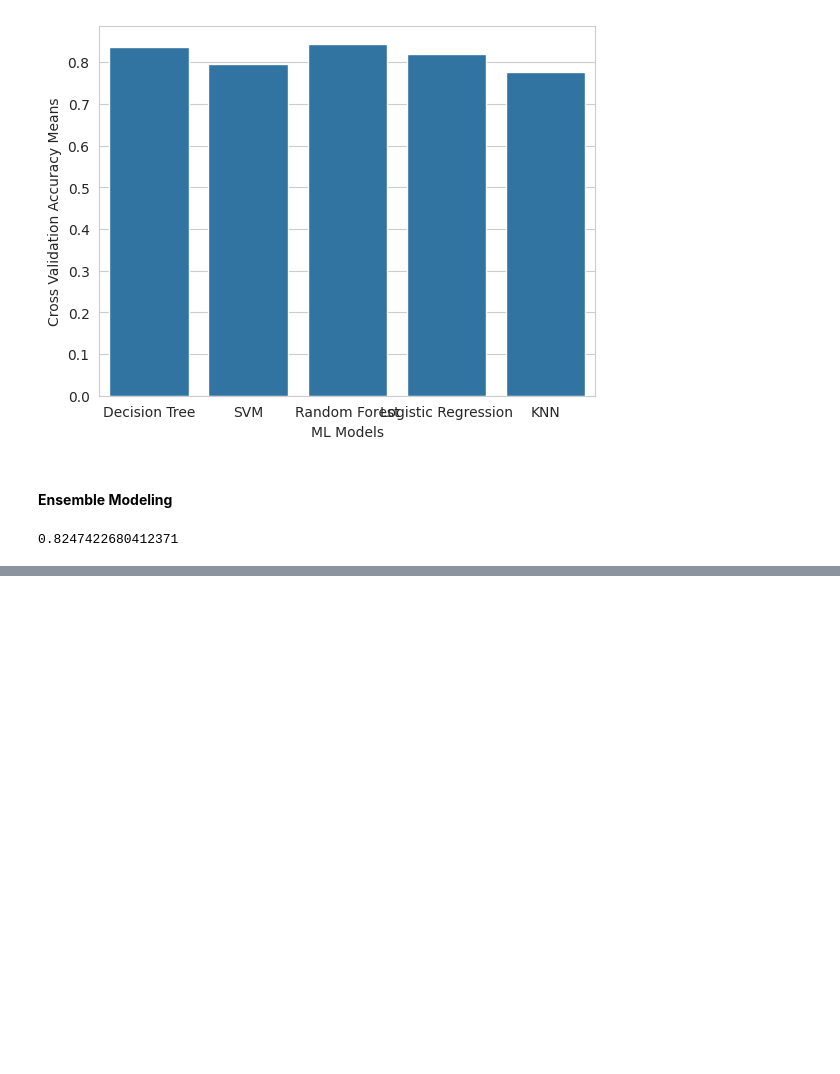
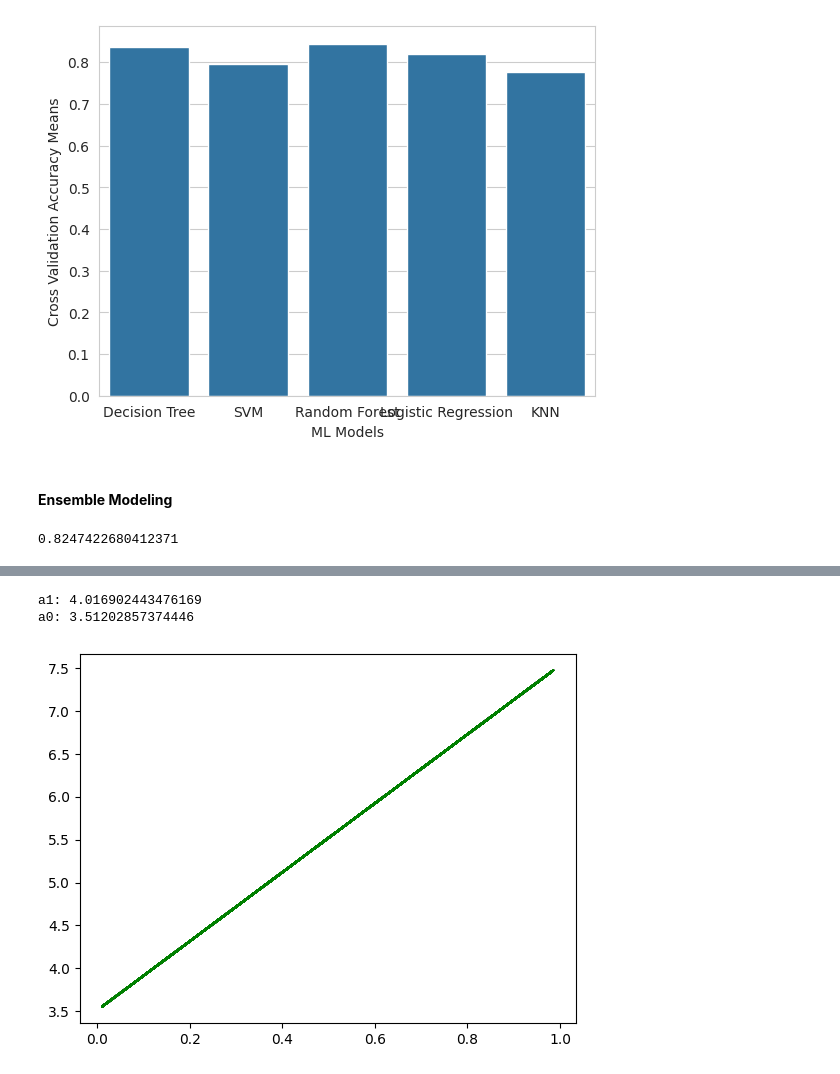
Before and after one commit to orhanaydinn/machineLearning, a Jupyter notebook: machineLearning_Techniques.ipynb, the cells around one changed output, grey strips where cells are left out. Cells and saved outputs as stored; diff of their text form; code cells hidden in the pictures; blank space fills up the shorter version.

```diff
--- a/machineLearning_Techniques.ipynb
+++ b/machineLearning_Techniques.ipynb
@@ -1612,0 +1642,16 @@ print(accuracy_score(y_test, voitingC.predict(X_test))) # Corrected the argument
+# %%
+# y = 3 + 4x -> y = a0 + a1x
+a1 = lin_reg.coef_[0][0]
+print("a1:", a1)
+
+
+a0 = lin_reg.intercept_[0]
+print("a0:", a0)
+
+for i in range(100):
+  y_ = a0 + a1 * X
+  plt.plot(X, y_, color = "green", alpha = 0.5)
+# %% [output]
+a1: 4.016902443476169
+a0: 3.51202857374446
+[figure, added]
```
Also changed, not shown: parts of 18 cells of this notebook.
